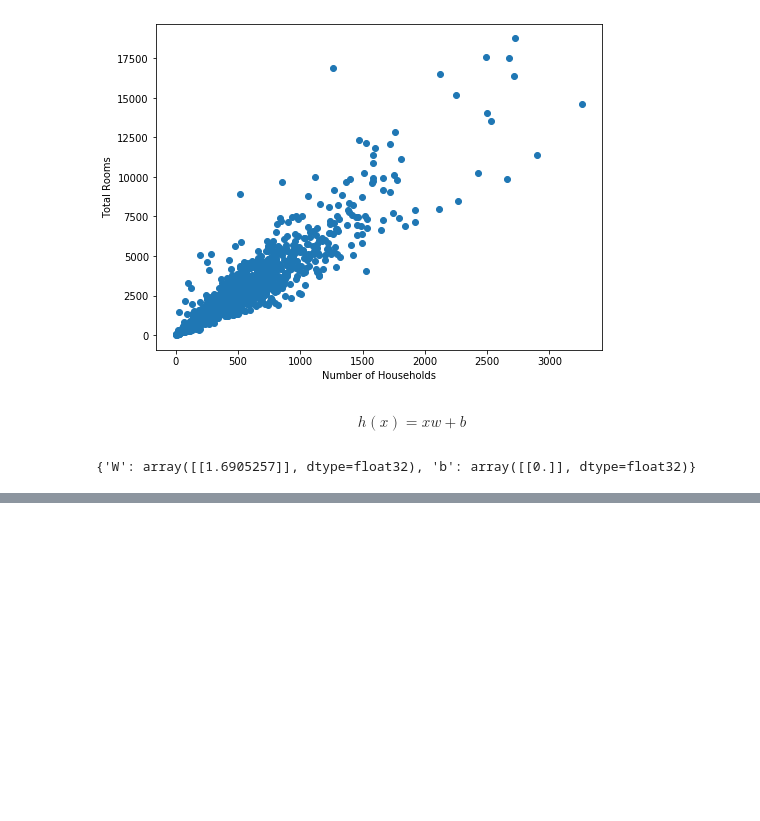
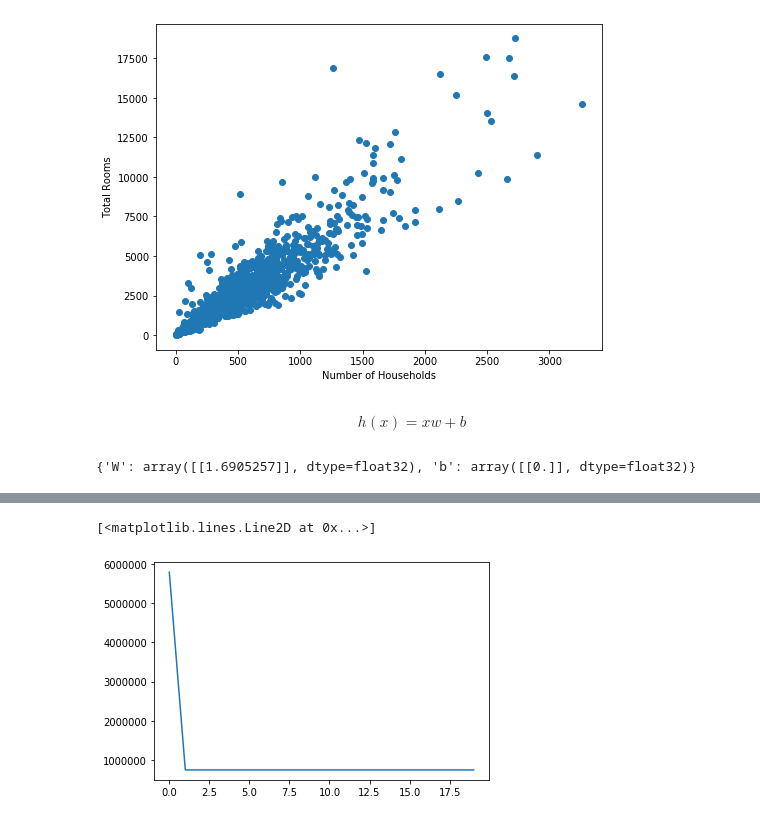
Before and after one commit to luisdiaz1997/DataScienceCourse, a Jupyter notebook: TFintro.ipynb, the cells around one changed output, grey strips where cells are left out. Drawn from its saved outputs; the diff is of its cells as text; code cells hidden in the pictures; blank space fills up the shorter version.

```diff
--- a/TFintro.ipynb
+++ b/TFintro.ipynb
@@ -51,21 +54,21 @@ with tf.Session() as sess:
 # %% [output]
 {'W': array([[1.6905257]], dtype=float32), 'b': array([[0.]], dtype=float32)}
 # %%
-def model(x, params):
-    h = tf.matmul(x, params['W']) + params['b']
+def linear(x, params):
+    h = tf.add(tf.matmul(x, params['W']),params['b'])
     return h
 # %%
-def get_cost(x, y, params, lambd = 0):
+def get_cost(x, y, model, params, lambd = 0):
     h= model(x, params)
-    J = tf.math.reduce_sum((h-y)**2) + ((lambd/2)*tf.math.reduce_sum(params['W']**2))
+    J = tf.math.reduce_mean((h-y)**2) + ((lambd/2)*tf.math.reduce_sum(params['W']**2))
     return J
 # %%
-def train(inp, out, epochs = 100, lr= 1e-3, lambd = 0):
+def train(inp, out, model, epochs = 100, lr= 1e-3, lambd = 0):
     x = tf.placeholder(tf.float32, shape = (None, inp.shape[1]))
     y = tf.placeholder(tf.float32, shape = (None, out.shape[1]))
     params = get_params([x.shape[1], y.shape[1]])
     costs = []
-    cost = get_cost(x, y, params, lambd)
+    cost = get_cost(x, y, model, params, lambd)
     optimizer = tf.train.GradientDescentOptimizer(learning_rate = lr).minimize(cost)
     init=tf.global_variables_initializer()
     with tf.Session(config = config) as sess:
@@ -75,7 +78,6 @@ def train(inp, out, epochs = 100, lr= 1e-3, lambd = 0):
 
             if epoch%(epochs//10) == 0:
                 print('Cost at epoch ' + str(epoch), c)
-
             if epoch%5 == 0:
                 costs.append(c)
 
@@ -83,5 +85,5 @@ def train(inp, out, epochs = 100, lr= 1e-3, lambd = 0):
 
     return costs, params
 # %%
-costs, params = train(x[:,0:10], y[:,0:10], lr= 1e-1)
+costs, params = train(x, y, model = linear, lr= 1e-6)
 # %% [output]
@@ -90,0 +103,5 @@ Use tf.where in 2.0, which has the same broadcast rule as np.where
+# %%
+plt.plot(costs)
+# %% [output]
+[<matplotlib.lines.Line2D at 0x...>]
+[figure, added]
```
Also changed, not shown: parts of 4 cells of this notebook.
